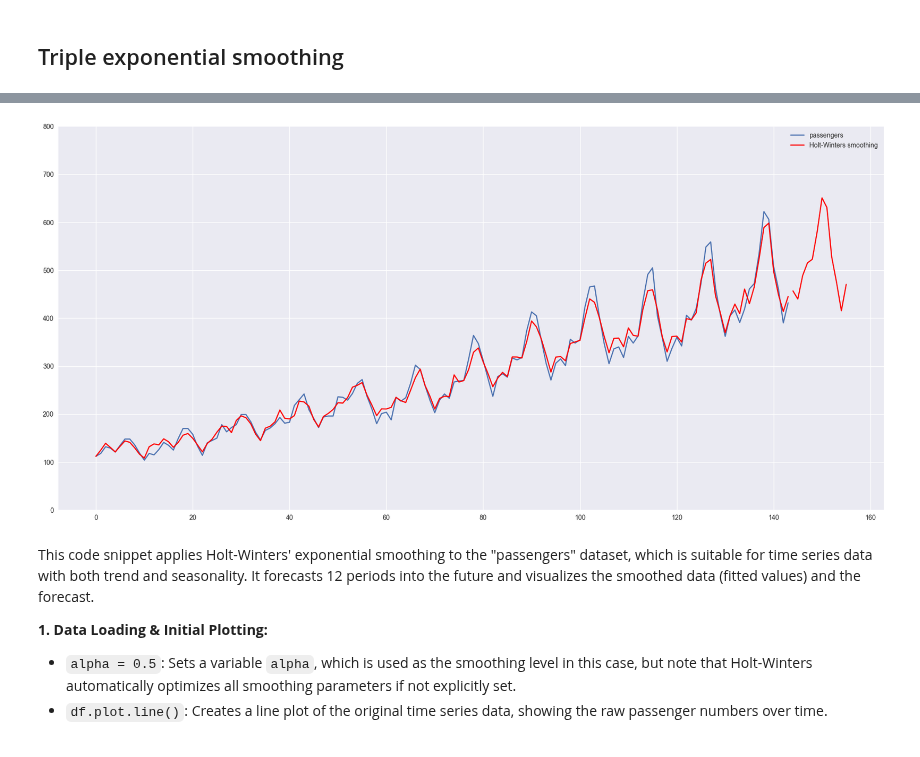
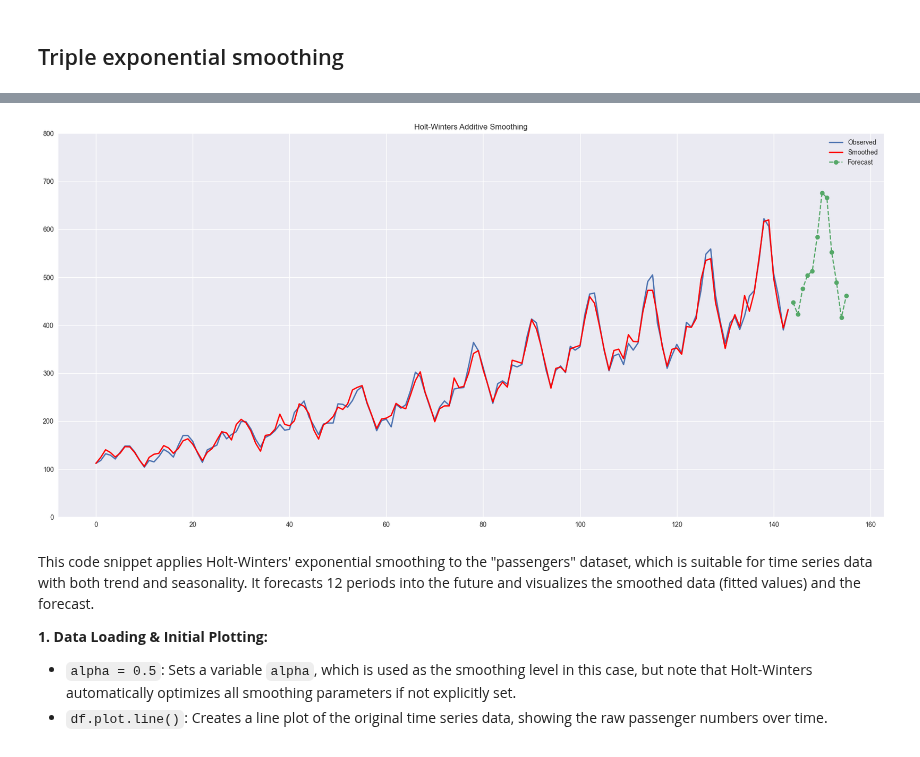
Before and after one commit to tng-konrad/time-series-with-Konrad, a Jupyter notebook: m02-smoothing-methods.ipynb, the cells around one changed output, grey strips where cells are left out. Drawn from its saved outputs; the diff is of its cells as text; code cells hidden in the pictures.

```diff
--- a/m02-smoothing-methods.ipynb
+++ b/m02-smoothing-methods.ipynb
@@ -345,3 +344,29 @@ This code snippet applies Holt's linear trend method to the passenger data and v
     *   `value_col="passengers"`: This specifies that the column named "passengers" in the DataFrame contains the time series values.
 # %% [markdown]
 ## Triple exponential smoothing
+# %%
+def plot_holt_winters_additive( series_df, alpha, seasonal_period, horizon, value_col, y_lim=None):
+    hw_model = ExponentialSmoothing(
+        series_df[value_col],
+        trend="add", seasonal="mul", seasonal_periods=seasonal_period,
+    )
+
+    hw_fit = hw_model.fit( smoothing_level=alpha, optimized= True,)
+
+    forecast = hw_fit.forecast(horizon)
+
+    plt.figure()
+
+    series_df[value_col].plot( label="Observed", linewidth=2    )
+
+    hw_fit.fittedvalues.plot( label="Smoothed", linewidth=2,color = "red")
+
+    forecast.plot(label="Forecast", marker="o", linestyle="--")
+
+    plt.title("Holt-Winters Additive Smoothing")
+    plt.legend()
+
+    if y_lim is not None:
+        plt.ylim(y_lim)
+
+    plt.show()
@@ -348,14 +410,19 @@ This code snippet applies Holt's linear trend method to the passenger data and v
 # %%
-alpha = 0.5
-df.plot.line()
-fit1 = ExponentialSmoothing(df, seasonal_periods=12, trend='add', seasonal='add')
-fit1 = fit1.fit(smoothing_level=0.5)
-fit1.fittedvalues.plot(color='red')
-fit1.forecast(12).rename("Holt-Winters smoothing").plot(color='red', legend=True)
+LEVEL_ALPHA = 0.5
+SEASONAL_PERIOD = 12
+HORIZON = 12
+Y_LIM = (0, 800)
 
-plt.ylim(0, 800); plt.show()
+plot_holt_winters_additive(
+    passengers_df,
+    alpha=LEVEL_ALPHA,
+    seasonal_period=SEASONAL_PERIOD,
+    horizon=HORIZON,
+    value_col="passengers",
+    y_lim=Y_LIM,
+)
 # %% [output]
-[figure, old version]
+[figure, new version]
 # %% [markdown]
 This code snippet applies Holt-Winters' exponential smoothing to the "passengers" dataset, which is suitable for time series data with both trend and seasonality. It forecasts 12 periods into the future and visualizes the smoothed data (fitted values) and the forecast.
 
```
Also changed, not shown: parts of 14 cells of this notebook.
